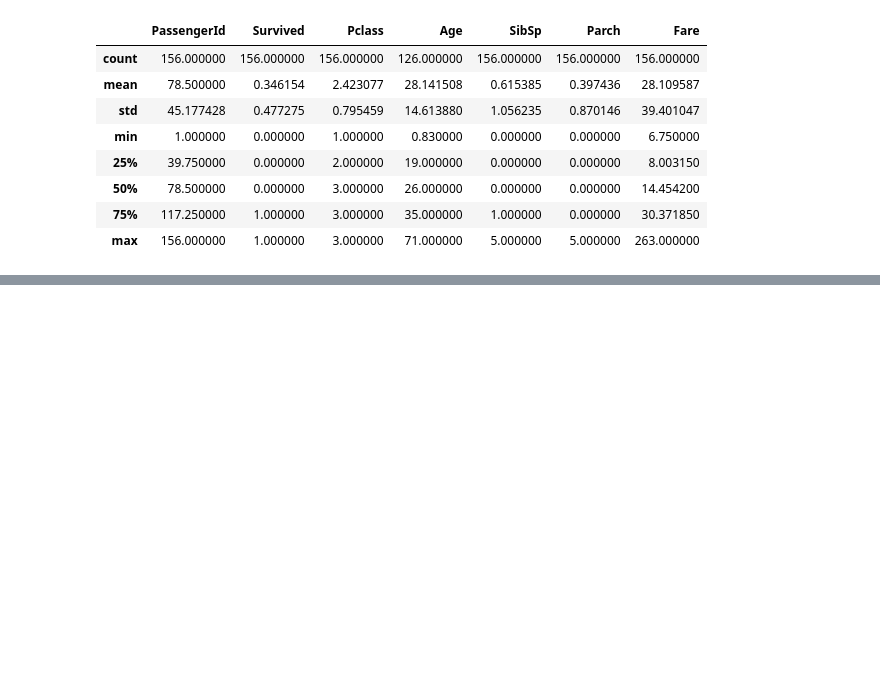
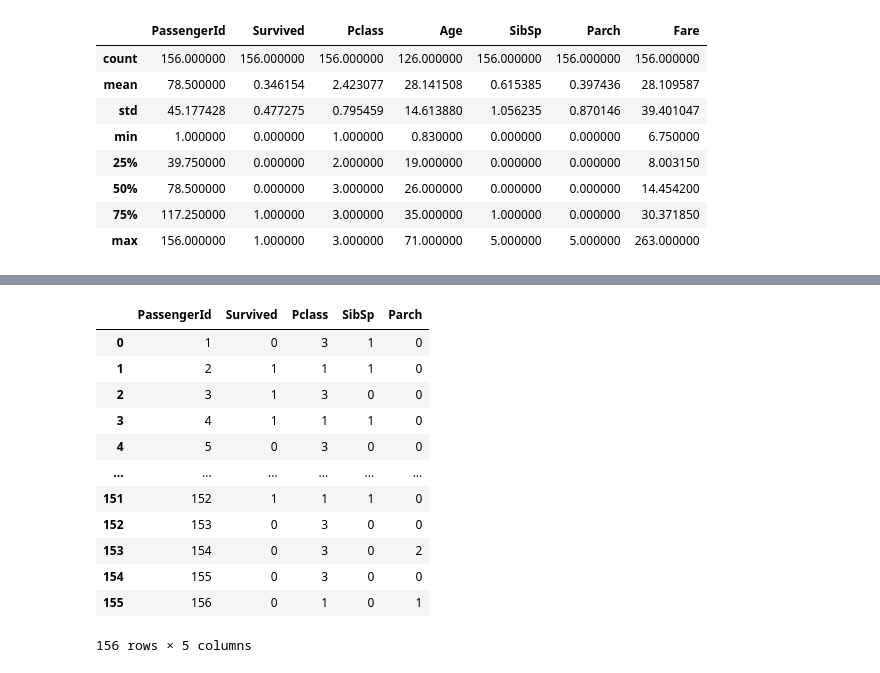
Before and after one commit to Parag18081994/Ghost, a Jupyter notebook: Python/Machine Learning iNeuron/19th_July_ML.ipynb, the cells around one changed output, grey strips where cells are left out. Saved outputs shown, nothing was run; the diff lists cells and outputs as text; code cells hidden in the pictures; blank space fills up the shorter version.

```diff
--- a/Python/Machine Learning iNeuron/19th_July_ML.ipynb
+++ b/Python/Machine Learning iNeuron/19th_July_ML.ipynb
@@ -60,0 +159,19 @@ titanic_train.describe()
+# %%
+b=titanic_train.dtypes[titanic_train.dtypes=='int64'].index
+titanic_train[b]
+#b
+#titanic_train[b].describe()
+# %% [output]
+|  | PassengerId | Survived | Pclass | SibSp | Parch |
+| 0 | 1 | 0 | 3 | 1 | 0 |
+| 1 | 2 | 1 | 1 | 1 | 0 |
+| 2 | 3 | 1 | 3 | 0 | 0 |
+| 3 | 4 | 1 | 1 | 1 | 0 |
+| 4 | 5 | 0 | 3 | 0 | 0 |
+| ... | ... | ... | ... | ... | ... |
+| 151 | 152 | 1 | 1 | 1 | 0 |
+| 152 | 153 | 0 | 3 | 0 | 0 |
+| 153 | 154 | 0 | 3 | 0 | 2 |
+| 154 | 155 | 0 | 3 | 0 | 0 |
+| 155 | 156 | 0 | 1 | 0 | 1 |
+156 rows × 5 columns
```
Also changed, not shown: parts of 10 cells of this notebook.
